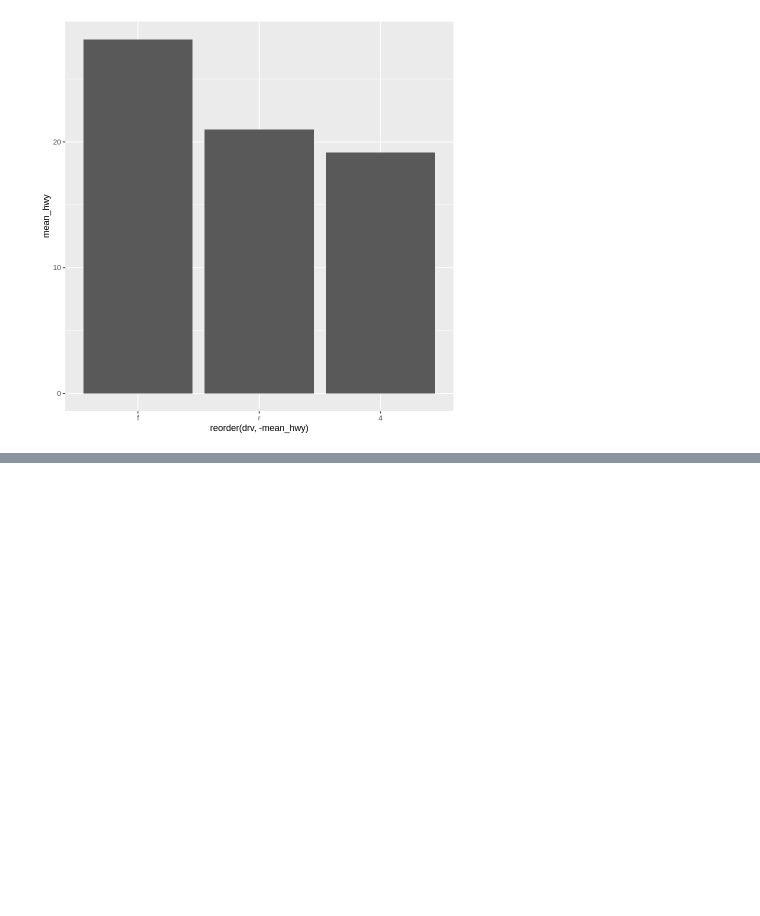
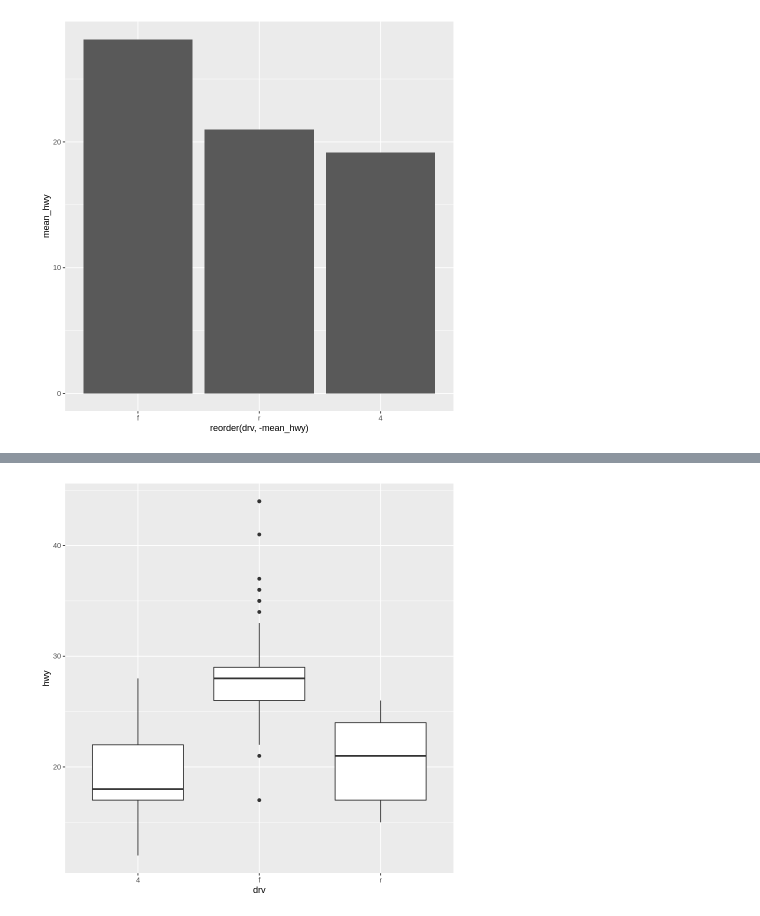
Before and after one commit to won-hyw/bigdata, a Jupyter notebook: Rproject/6_그래프만들기.ipynb, the cells around one changed output, grey strips where cells are left out. Drawn from its saved outputs; the diff is of its cells as text; code cells hidden in the pictures; blank space fills up the shorter version.

```diff
--- a/Rproject/6_그래프만들기.ipynb
+++ b/Rproject/6_그래프만들기.ipynb
@@ -145,0 +188,6 @@ ggplot(data = df_mpg, aes(x = reorder(drv, -mean_hwy), y = mean_hwy)) +
+# %%
+# mpg데이터의 drv별 hwy를 상자 그림으로 표현
+ggplot(data = mpg, aes(x = drv, y = hwy)) +
+  geom_boxplot()
+# %% [output]
+[figure, added]
```
Also changed, not shown: parts of 14 cells of this notebook, 4 other files.
